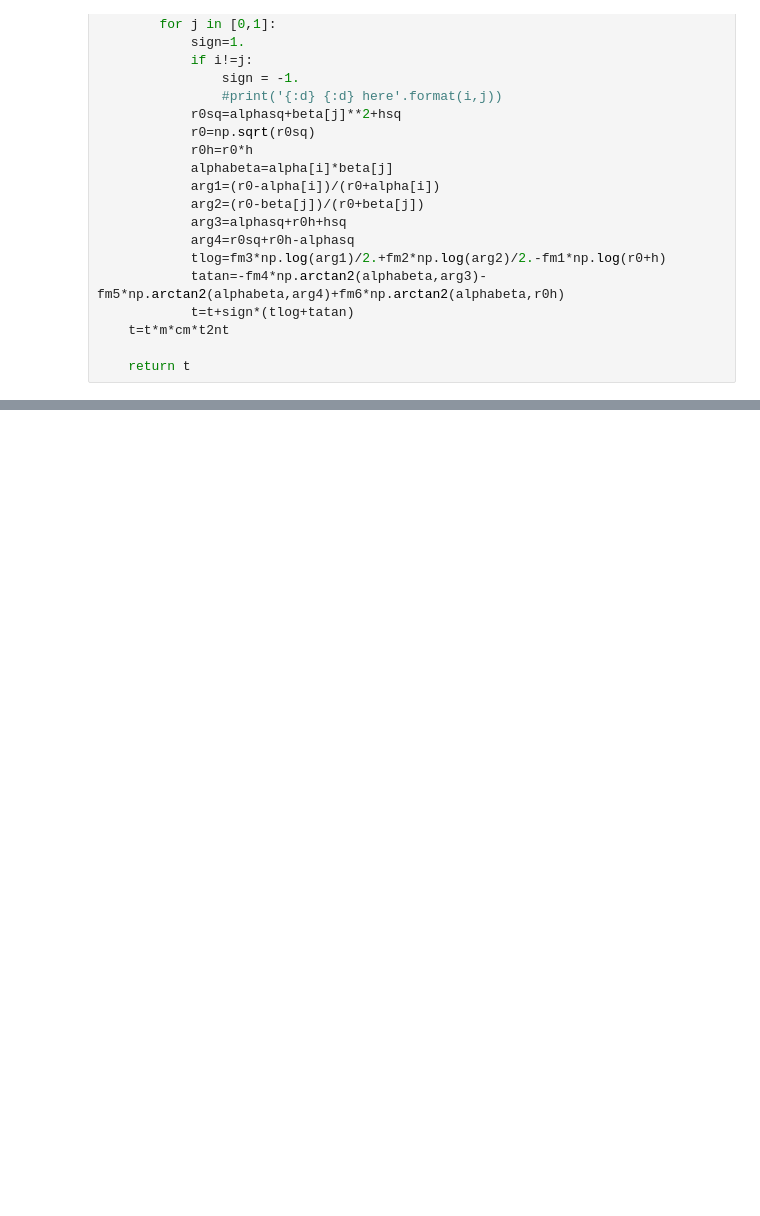
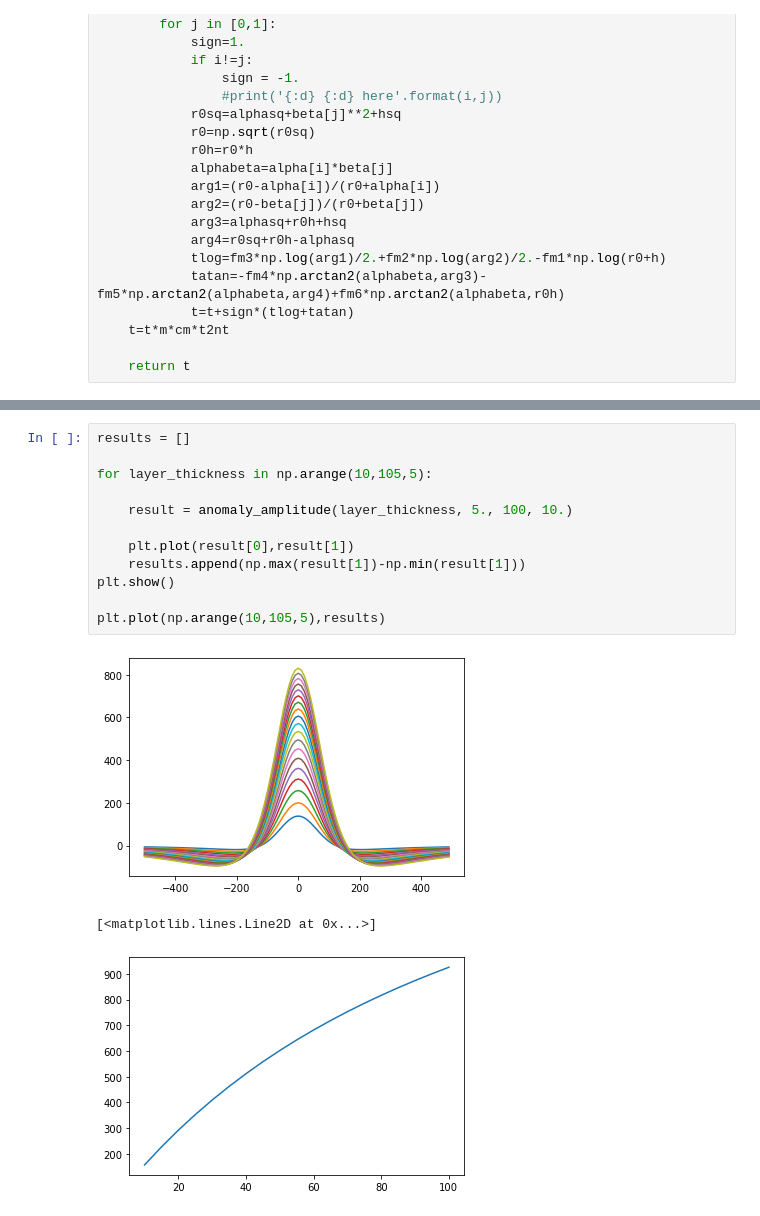
Before and after one commit to siwill22/mars, a Jupyter notebook: mbox.ipynb, the cells around one changed output, grey strips where cells are left out. Saved outputs shown, nothing was run; the diff lists cells and outputs as text; blank space fills up the shorter version.

```diff
--- a/mbox.ipynb
+++ b/mbox.ipynb
@@ -133,0 +173,16 @@ plt.plot(profile_X,profile_Z)
+# %%
+results = []
+
+for layer_thickness in np.arange(10,105,5):
+
+    result = anomaly_amplitude(layer_thickness, 5., 100, 10.)
+
+    plt.plot(result[0],result[1])
+    results.append(np.max(result[1])-np.min(result[1]))
+plt.show()
+
+plt.plot(np.arange(10,105,5),results)
+# %% [output]
+[figure, added]
+[<matplotlib.lines.Line2D at 0x...>]
+[figure, added]
```
Also changed, not shown: parts of 4 cells of this notebook.
